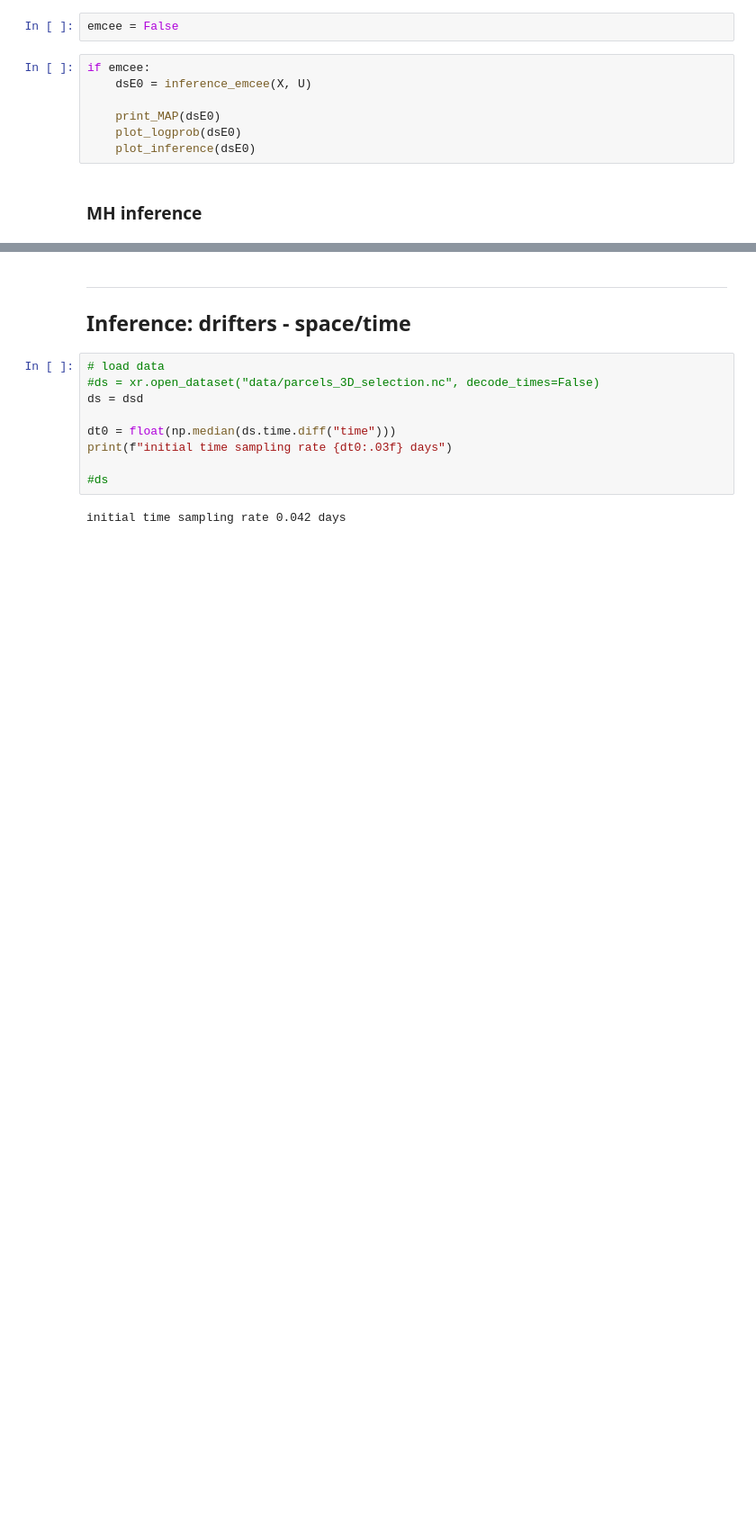
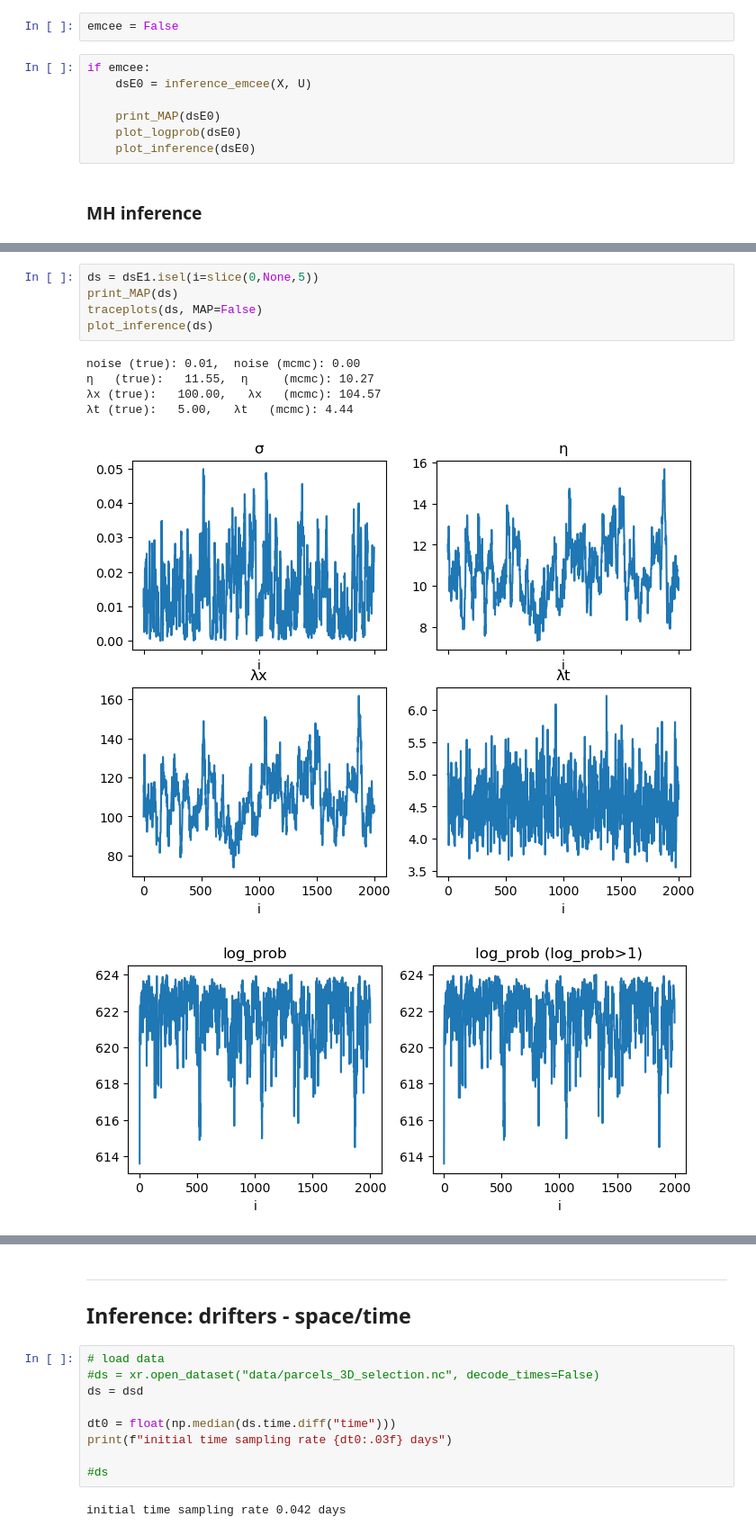
Before and after one commit to ahmaddroobi99/nwa, a Jupyter notebook: stats/drifter_3D_inference.ipynb, the cells around one changed output, grey strips where cells are left out. Shown at 90% size. Saved outputs shown, nothing was run; the diff lists cells and outputs as text; blank space fills up the shorter version.

```diff
--- a/stats/drifter_3D_inference.ipynb
+++ b/stats/drifter_3D_inference.ipynb
@@ -814,0 +846,12 @@ noise (true): 0.01,  noise (mcmc): 0.00
+# %%
+ds = dsE1.isel(i=slice(0,None,5))
+print_MAP(ds)
+traceplots(ds, MAP=False)
+plot_inference(ds)
+# %% [output]
+noise (true): 0.01,  noise (mcmc): 0.00
+η   (true):   11.55,  η     (mcmc): 10.27
+λx (true):   100.00,   λx   (mcmc): 104.57
+λt (true):   5.00,   λt   (mcmc): 4.44
+[figure, added]
+[figure, added]
```
Also changed, not shown: parts of 13 cells of this notebook.
